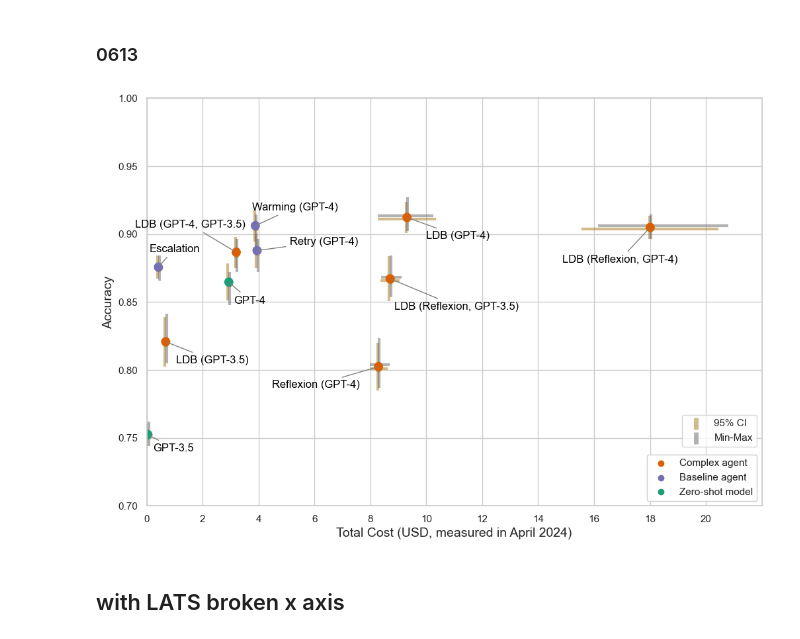
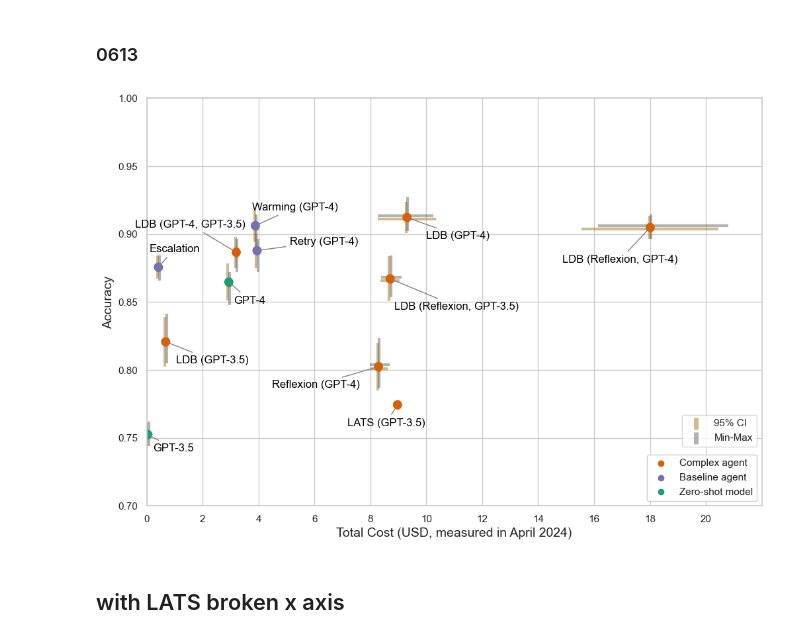
Before and after one commit to benediktstroebl/agent-evals, a Jupyter notebook: humaneval_eval.ipynb, the cells around one changed output. Saved outputs shown, nothing was run; the diff lists cells and outputs as text; code cells hidden in the pictures.

```diff
--- a/humaneval_eval.ipynb
+++ b/humaneval_eval.ipynb
@@ -1219,7 +1220,7 @@ sns.set_context("notebook", font_scale=1)  #
 data = pd.read_csv('plot_data_0613.csv')
 
 # Drop LATS
-data = data[~((data['strategy'] == 'lats'))].reset_index(drop=True)
+# data = data[~((data['strategy'] == 'lats'))].reset_index(drop=True)
 
 # Map the old strategy names to the new names
 strategy_renames = {
@@ -1470,34 +1471,34 @@ for i in range(data.shape[0]):
         ha = 'right'
     elif data.strategy_renamed[i] == "Reflexion (GPT-3.5)":
         xytext = (110, -20)  # "Escalation" above the point
         ha = 'right'
     elif data.strategy_renamed[i] == "Reflexion (GPT-4)":
         xytext = (-20, -20)  # "Escalation" above the point
         ha = 'right'
     elif data.strategy_renamed[i] == "Warming (GPT-4)":
         xytext = (90, 20)  # "Escalation" above the point
         ha = 'right'
     elif data.strategy_renamed[i] == "Warming (GPT-4-1step)":
         xytext = (10, 20)  # "Escalation" above the point
         ha = 'right'
     elif data.strategy_renamed[i] == "Retry (GPT-4)":
         xytext = (110,10)  # "Escalation" above the point
         ha = 'right'
     elif data.strategy_renamed[i] == "GPT-4":
         xytext = (40,-20)  # "Escalation" above the point
         ha = 'right'
     else:
         xytext = (30, -20)  # other strategies below the point to the right
         ha = 'right'
 
     scatter_plot.annotate(annotation_text, xy=(x, y), xycoords='data',
                           xytext=xytext, textcoords='offset points',
                           size=12, ha=ha, va='center', color='black',
                           arrowprops=dict(arrowstyle="-", color='gray'))
 
 plt.show()
 # %% [output]
-[figure, old version]
+[figure, new version]
 # %% [markdown]
 ## with LATS broken x axis
 # %% [markdown]
```
Also changed, not shown: parts of 5 cells of this notebook.
